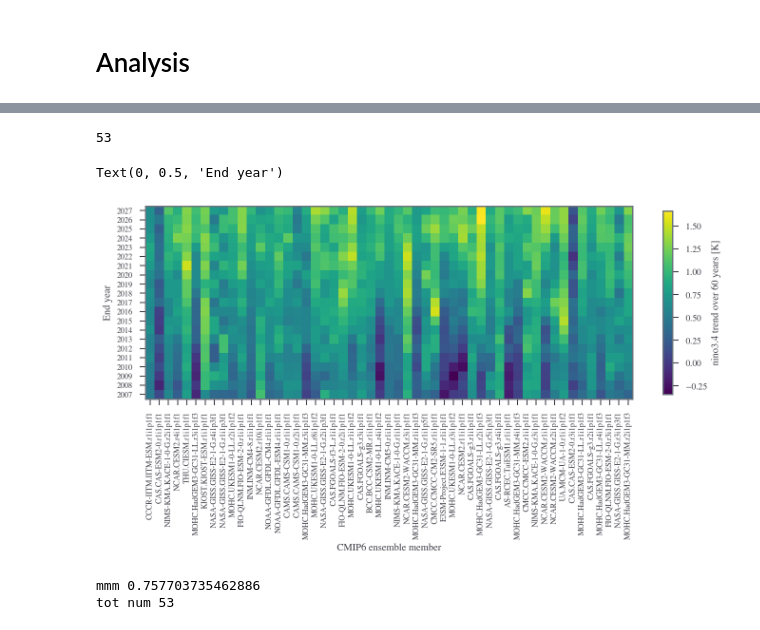
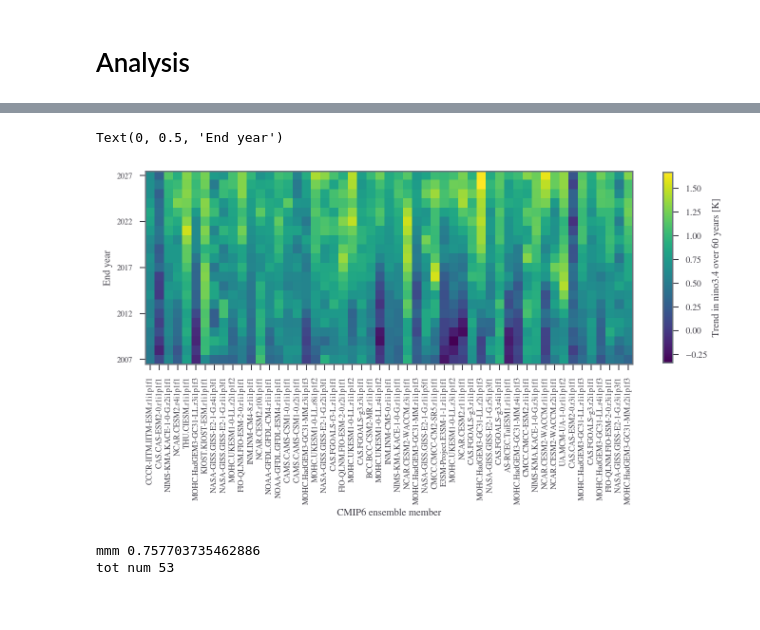
Before and after one commit to sdat2/seager19, a Jupyter notebook: notebooks/exploratory/cmip6-ensemble.ipynb, the cells around one changed output, grey strips where cells are left out. Cells and saved outputs as stored; diff of their text form; code cells hidden in the pictures.

Commit message:
fix: adding better plots for ts bias

```diff
--- a/notebooks/exploratory/cmip6-ensemble.ipynb
+++ b/notebooks/exploratory/cmip6-ensemble.ipynb
@@ -41,7 +21,3 @@ os.listdir(CMIP6_TS_PATH)
-# %%
-len(os.listdir(CMIP6_TS_PATH))
-# %% [output]
-53
 # %%
 def get_trends():
     # for i in
@@ -71,22 +47,23 @@ tr_da.to_netcdf(DATA_PATH / "ts_trends_ensemble.nc")
 # %%
 fig, ax = plt.subplots(1, figsize=get_dim(fraction_of_line_width=2))
 plt.imshow(tr_da.values)
-plt.colorbar(label="nino3.4 trend over 60 years [K]", shrink=0.5)
+plt.colorbar(label="Trend in nino3.4 over 60 years [K]", shrink=0.52)
 # plt.xlabel([str(x) for x in tr_da.member.values], list(range(len(tr_da.member.values))))
 labels =[str(x).strip("ts.").strip(".80.nc") for x in tr_da.member.values]
 locs = list(range(len(labels)))
 ax.set_xticks(np.asarray(locs))
 ax.set_xticklabels(np.asarray(labels), fontsize=8, rotation=90)
-labels =[str(x) for x in tr_da.fin.values]
-locs = list(range(len(labels)))
+labels = [str(x) for x in tr_da.fin.values]
+locs = list(range(0, len(labels), 5))
+labels = [labels[x] for x in locs]
 ax.set_yticks(np.asarray(locs))
 ax.set_yticklabels(np.asarray(labels), fontsize=8,)#  rotation=90)
 ax.invert_yaxis()
 plt.xlabel("CMIP6 ensemble member")
 plt.ylabel("End year")
 # %% [output]
 Text(0, 0.5, 'End year')
-[figure, old version]
+[figure, new version]
 # %%
 plt.hist(tr_da.sel(fin=2017).values, bins=20)
 plt.xlabel("nino3.4 trend 1958-2017 [K]")
```
Also changed, not shown: parts of 14 cells of this notebook.
